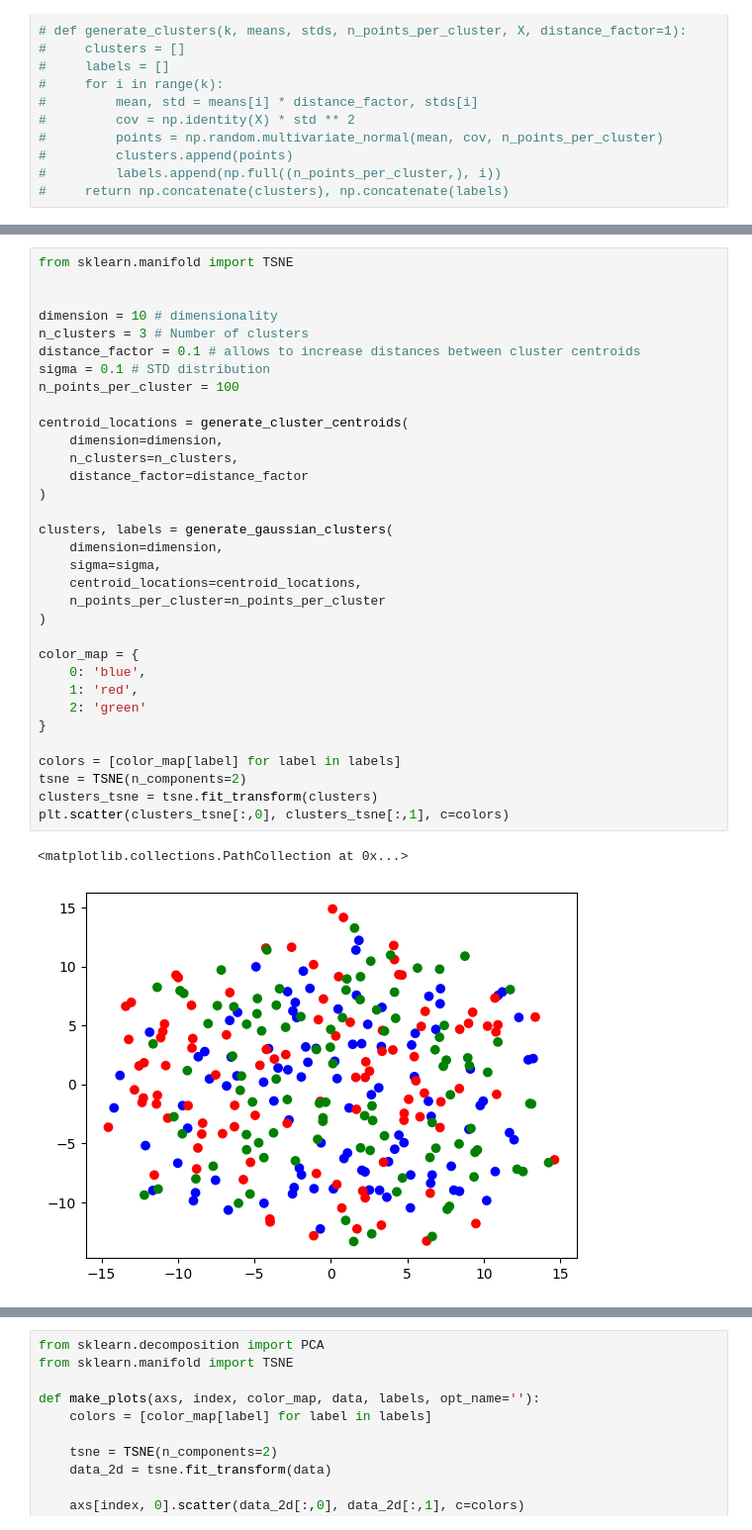
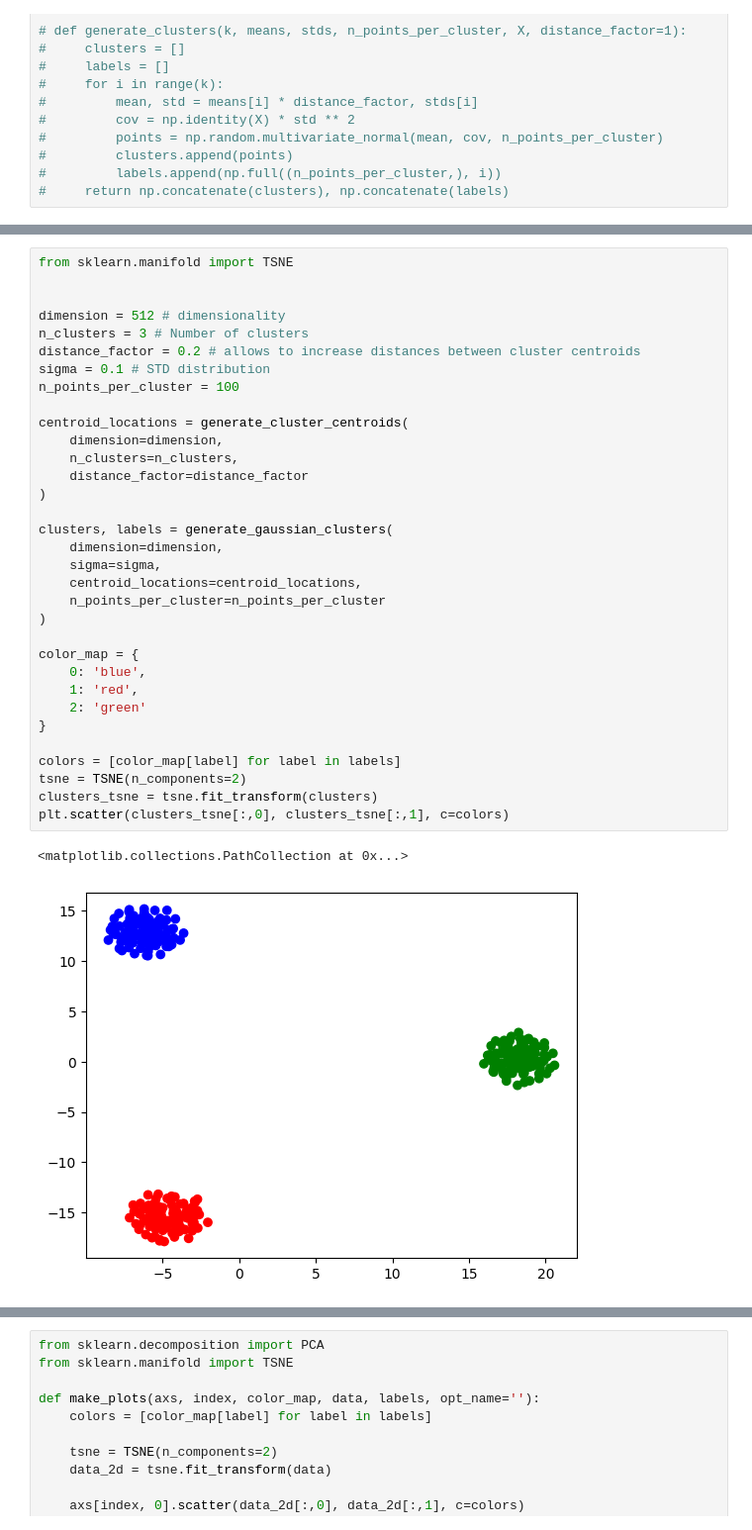
Before and after one commit to alexgiving/LKMeans, a Jupyter notebook: notebook-transformer.ipynb, the cells around one changed output, grey strips where cells are left out. Shown at 99% size. Drawn from its saved outputs; the diff is of its cells as text.

```diff
--- a/notebook-transformer.ipynb
+++ b/notebook-transformer.ipynb
@@ -180,36 +199,36 @@ class MetricTable:
 from sklearn.manifold import TSNE
 
 
-dimension = 10 # dimensionality
+dimension = 512 # dimensionality
 n_clusters = 3 # Number of clusters
-distance_factor = 0.1 # allows to increase distances between cluster centroids
+distance_factor = 0.2 # allows to increase distances between cluster centroids
 sigma = 0.1 # STD distribution
 n_points_per_cluster = 100
 
 centroid_locations = generate_cluster_centroids(
     dimension=dimension,
     n_clusters=n_clusters,
     distance_factor=distance_factor
 )
 
 clusters, labels = generate_gaussian_clusters(
     dimension=dimension,
     sigma=sigma,
     centroid_locations=centroid_locations,
     n_points_per_cluster=n_points_per_cluster
 )
 
 color_map = {
     0: 'blue',
     1: 'red',
     2: 'green'
 }
 
 colors = [color_map[label] for label in labels]
 tsne = TSNE(n_components=2)
 clusters_tsne = tsne.fit_transform(clusters)
 plt.scatter(clusters_tsne[:,0], clusters_tsne[:,1], c=colors)
 # %% [output]
 <matplotlib.collections.PathCollection at 0x...>
-[figure, old version]
+[figure, new version]
 # %%
```
Also changed, not shown: parts of 3 cells of this notebook.
